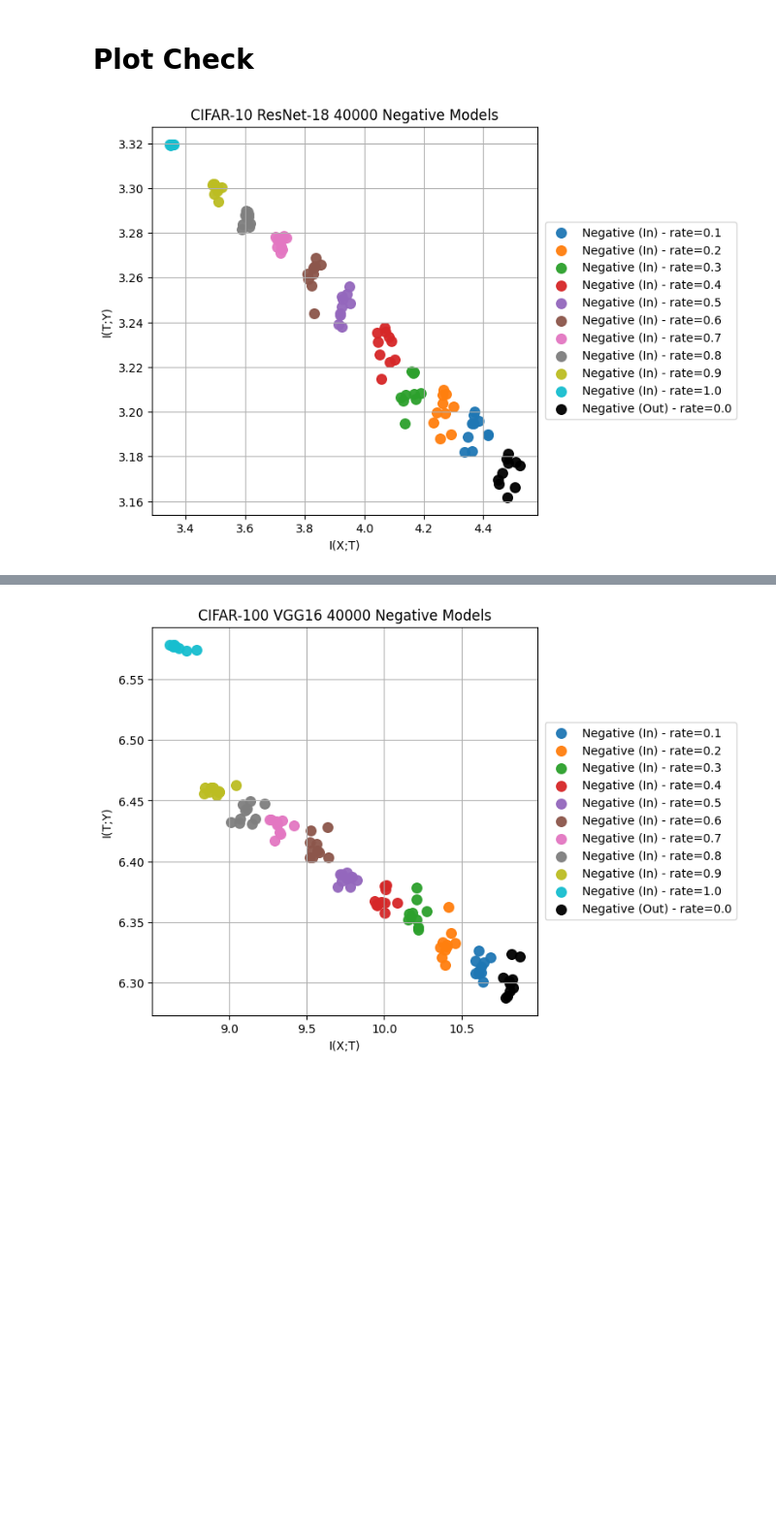
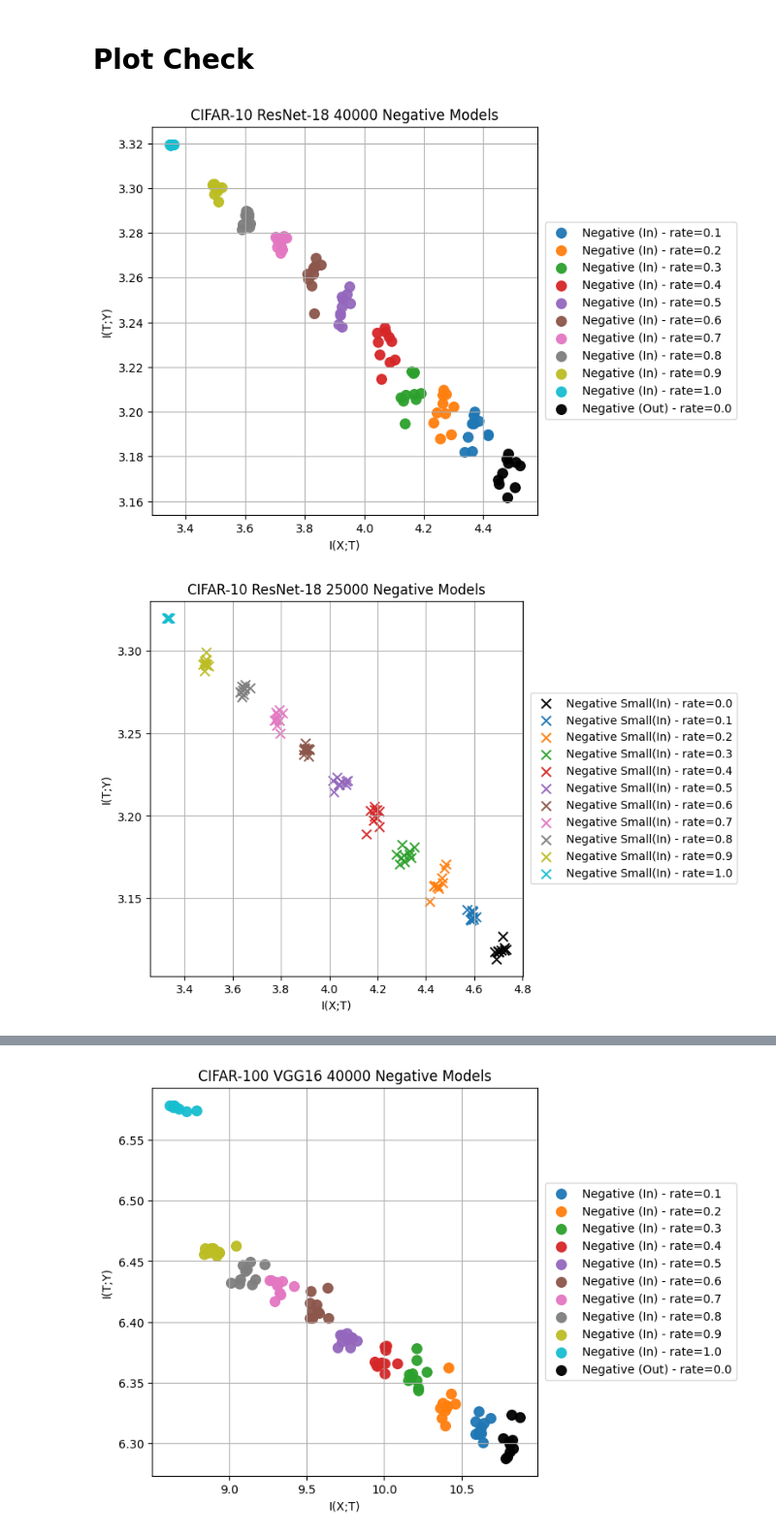
Before and after one commit to ArthasGAO/MI_Model_Detection, a Jupyter notebook: distribution_check.ipynb, the cells around one changed output, grey strips where cells are left out. Shown at 97% size. Drawn from its saved outputs; the diff is of its cells as text; code cells hidden in the pictures; blank space fills up the shorter version.

```diff
--- a/distribution_check.ipynb
+++ b/distribution_check.ipynb
@@ -400,6 +548,6 @@ def build_neg_dict(dataset_name, model_name, seed_range,
 # %%
-neg_dict = build_neg_dict("CIFAR-10", "ResNet-18", seed_range)
-print(neg_dict)
+neg_dict_small = build_neg_dict_small("CIFAR-10", "ResNet-18", range(42, 52))
+print(neg_dict_small)
 # %%
 rate_colors = {
     0.1: "#1f77b4",  0.2: "#ff7f0e",  0.3: "#2ca02c",
@@ -438,6 +634,15 @@ def plot_neg_pairs(dataset_name, model_name, seed_range, base_size):
 # %% [markdown]
 # Plot Check
 # %%
-plot_neg_pairs("CIFAR-10", "ResNet-18", range(42, 52), 40000)
+in_group_40000, out_group_10000 = construct_neg_pairs("CIFAR-10", "ResNet-18", range(42, 52), 40000)
+plot_information_plane(in_group_40000 + out_group_10000, title=f"{"CIFAR-10"} {"ResNet-18"} 40000 Negative Models")
+
+in_group_25000 = construct_neg_pairs_small("CIFAR-10", "ResNet-18", range(42, 52), 25000)
+plot_information_plane(in_group_25000, title=f"{"CIFAR-10"} {"ResNet-18"} 25000 Negative Models")
+
+plot_information_plane(in_group_25000 + in_group_40000 + out_group_10000, title=f"{"CIFAR-10"} {"ResNet-18"} Negative Models")
+
+in_group_10000, _ = construct_neg_pairs_10000("CIFAR-10", "ResNet-18", range(42, 52), 40000)
 # %% [output]
 [figure]
+[figure, added]
```
Also changed, not shown: parts of 19 cells of this notebook, 40 other files.
